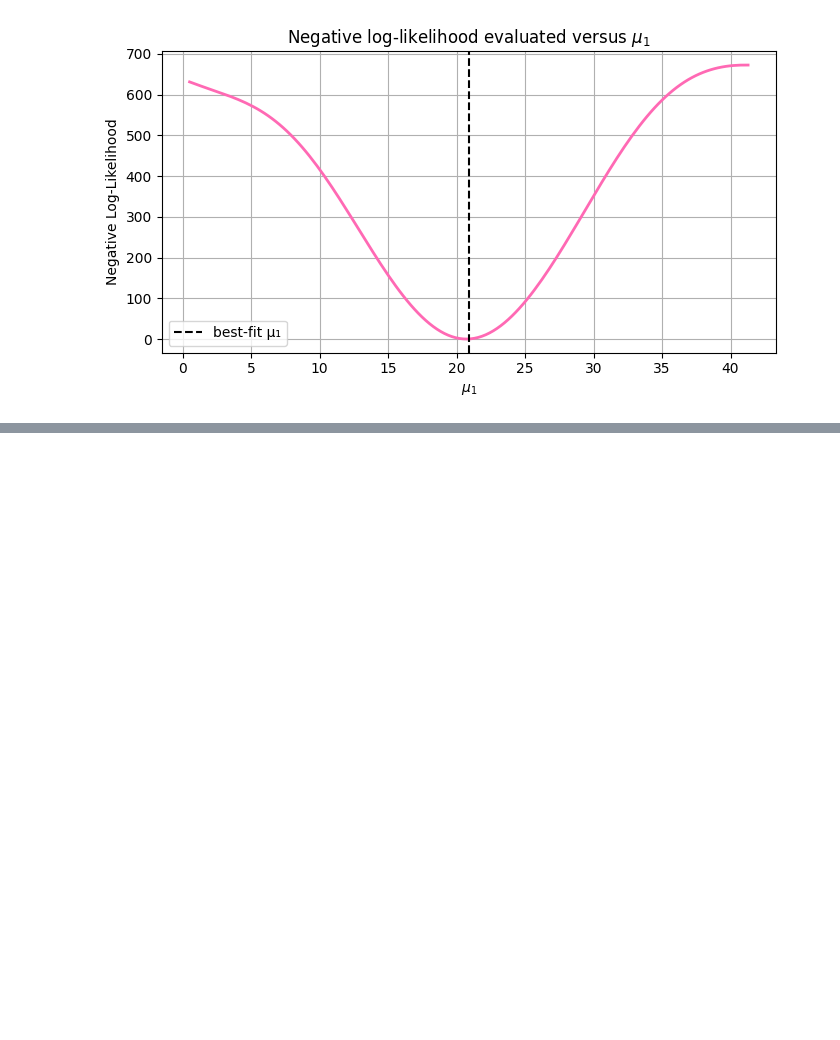
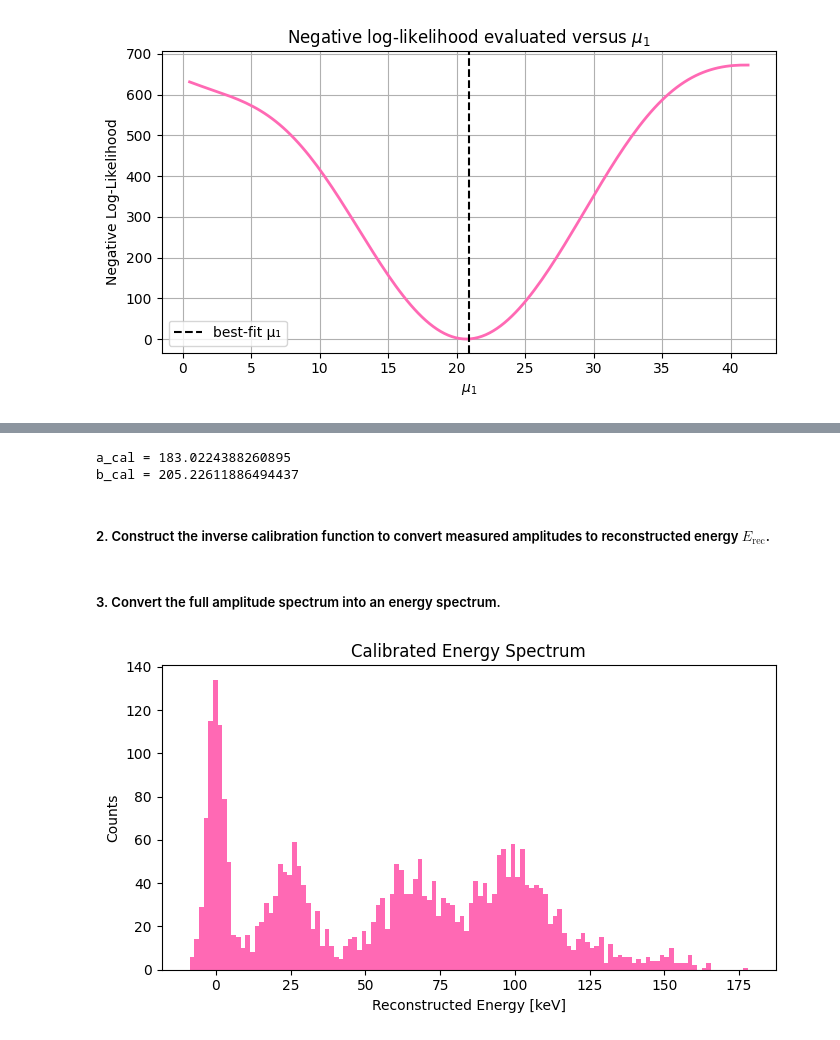
Before and after one commit to lsdun/phys657_spring_2026_Lauren_Abeera, a Jupyter notebook: Module3_Code.ipynb, the cells around one changed output, grey strips where cells are left out. Drawn from its saved outputs; the diff is of its cells as text; code cells hidden in the pictures; blank space fills up the shorter version.

```diff
--- a/Module3_Code.ipynb
+++ b/Module3_Code.ipynb
@@ -363,0 +382,41 @@ plt.show()
+# %%
+from scipy.optimize import curve_fit
+
+E_true = np.array([25.0, 65.0, 100.0])
+A_meas = np.array([A1, A2, A3])
+
+def calibration(E, a, b):
+    return a * (1.0 - np.exp(-E / b))
+
+a0 = 1.5 * np.max(A_meas)
+b0 = np.mean(E_true)
+popt, pcov = curve_fit(calibration, E_true, A_meas, p0=[a0, b0])
+a_cal, b_cal = popt
+
+print("a_cal =", a_cal)
+print("b_cal =", b_cal)
+# %% [output]
+a_cal = 183.0224388260895
+b_cal = 205.22611886494437
+# %% [markdown]
+##### 2. Construct the inverse calibration function to convert measured amplitudes to reconstructed energy $E_{\mathrm{rec}}$.
+# %%
+def energy_from_amplitude(A, a_cal, b_cal):
+    A = np.asarray(A, dtype=float)
+    inside = 1.0 - A / a_cal
+    inside = np.clip(inside, 1e-12, None)
+    return -b_cal * np.log(inside)
+# %% [markdown]
+##### 3. Convert the full amplitude spectrum into an energy spectrum.
+# %%
+E_rec = energy_from_amplitude(amps, a_cal, b_cal)
+
+plt.figure(figsize=(7,4))
+plt.hist(E_rec, bins=120, color="hotpink")
+plt.xlabel("Reconstructed Energy [keV]")
+plt.ylabel("Counts")
+plt.title("Calibrated Energy Spectrum")
+plt.tight_layout()
+plt.show()
+# %% [output]
+[figure, added]
```
Also changed, not shown: parts of 2 cells of this notebook.
